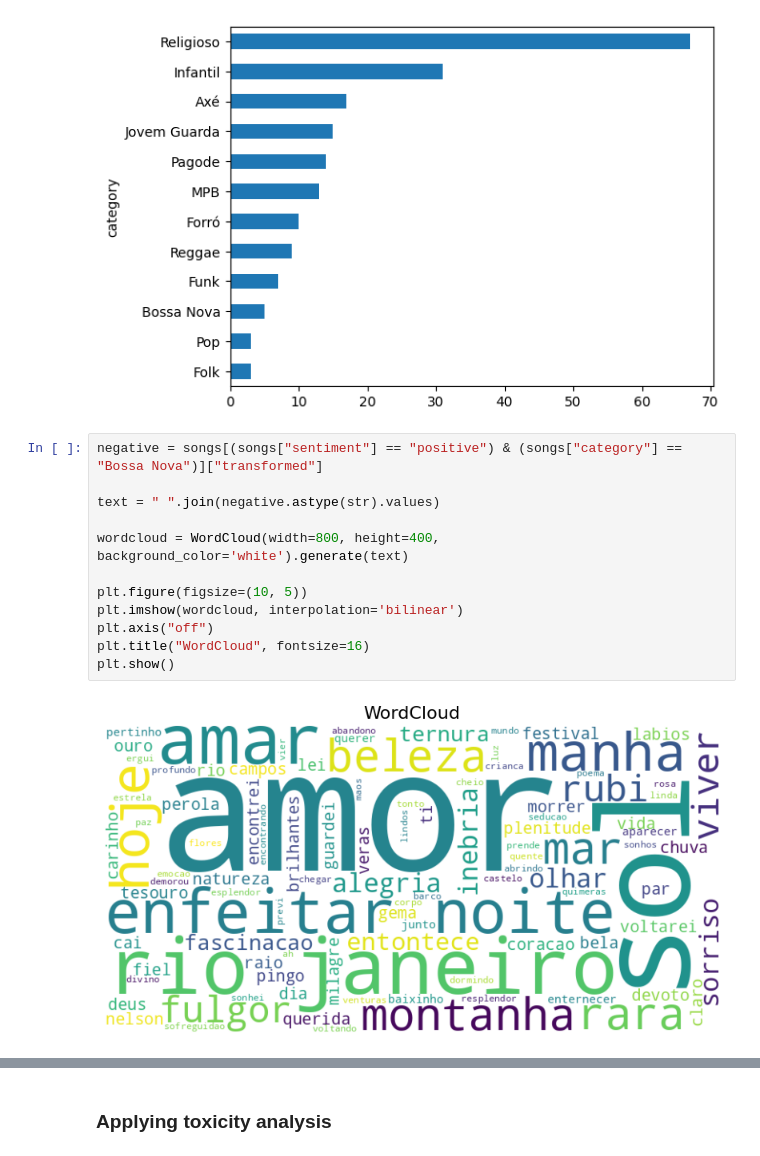
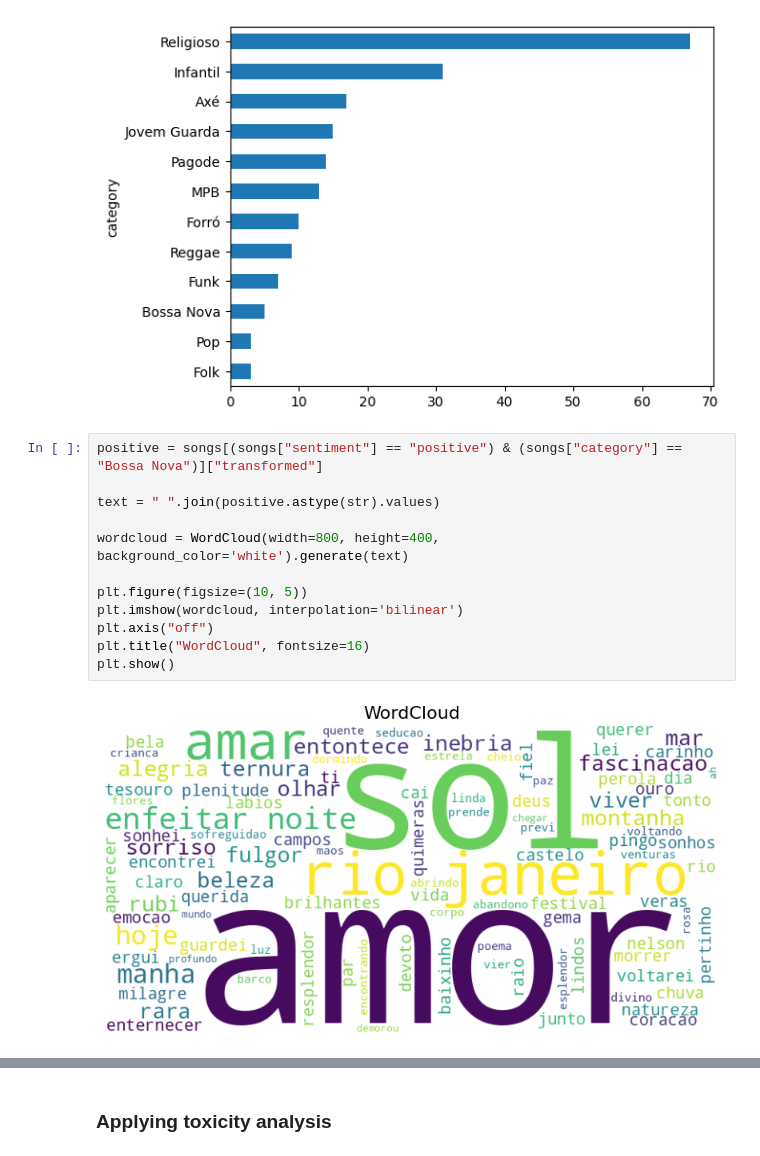
Before and after one commit to joaoflauzino/music_style_classification, a Jupyter notebook: notebooks/SentimentAnalysis.ipynb, the cells around one changed output, grey strips where cells are left out. Drawn from its saved outputs; the diff is of its cells as text.

```diff
--- a/notebooks/SentimentAnalysis.ipynb
+++ b/notebooks/SentimentAnalysis.ipynb
@@ -105,16 +116,16 @@ songs[songs["sentiment"] == "positive"]["category"].value_counts().sort_values(a
 <Axes: ylabel='category'>
 [figure]
 # %%
-negative = songs[(songs["sentiment"] == "positive") & (songs["category"] == "Bossa Nova")]["transformed"]
+positive = songs[(songs["sentiment"] == "positive") & (songs["category"] == "Bossa Nova")]["transformed"]
 
-text = " ".join(negative.astype(str).values)
+text = " ".join(positive.astype(str).values)
 
 wordcloud = WordCloud(width=800, height=400, background_color='white').generate(text)
 
 plt.figure(figsize=(10, 5))
 plt.imshow(wordcloud, interpolation='bilinear')
 plt.axis("off")
 plt.title("WordCloud", fontsize=16)
 plt.show()
 # %% [output]
-[figure, old version]
+[figure, new version]
```
Also changed, not shown: parts of 6 cells of this notebook, 4 other files.
